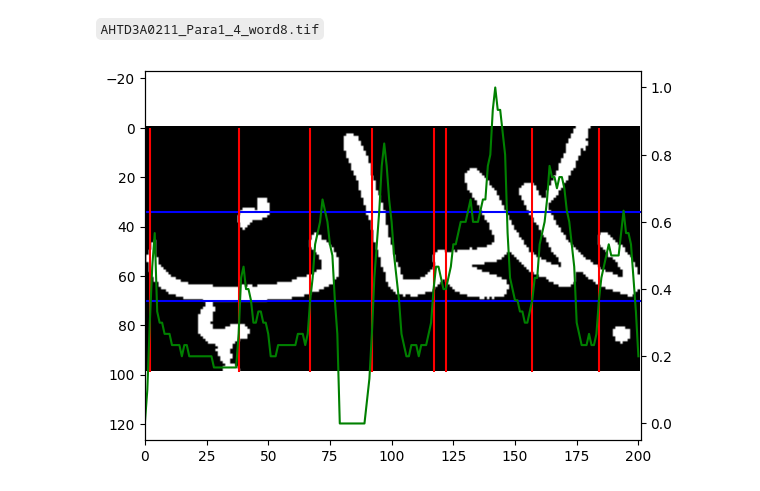
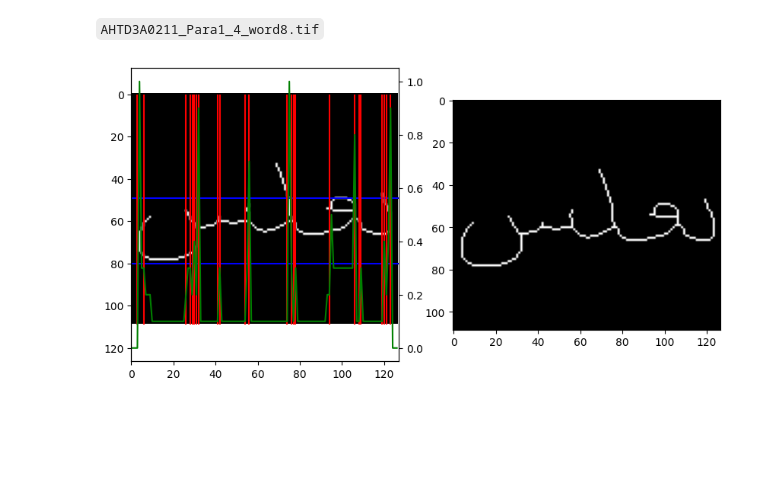
Before and after one commit to idrissmortadi/arabic-ocr, a Jupyter notebook: inspect_labels.ipynb, the cells around one changed output. Cells and saved outputs as stored; diff of their text form; code cells hidden in the pictures; blank space fills up the shorter version.

Commit message:
Skeletonize image and new core zone idea

```diff
--- a/inspect_labels.ipynb
+++ b/inspect_labels.ipynb
@@ -37,6 +37,8 @@ plt.show()
 # %% [markdown]
 `AHTD3A0211_Para1_4_word8.tif`
 # %%
+from skimage import io, morphology
+
 def get_core_zone(image_array, threshold=0.3):
     row_sums = image_array.sum(axis=1)
     row_sums = row_sums/row_sums.max()
@@ -48,36 +50,41 @@ def get_core_zone(image_array, threshold=0.3):
 
 def split_word(image_array, core_zone, threshold=0.4):
     col_sums = image_array[core_zone[0]:core_zone[1]].sum(axis=0)
     col_sums = col_sums/col_sums.max()
 
     segment_indices = np.where(
         np.abs(
             np.diff(
                     (col_sums>threshold)  # Above threshold
                 )  # Derivative
             ) == 1  # Where it abs value equals one
         )[0]
-
     return col_sums, segment_indices
 
-image_array = np.array(image)
+image_array = np.array(image)>=255
+# Remove small objects
+image_array = morphology.remove_small_objects(image_array, min_size=250)
+image_array = morphology.skeletonize(image_array)
+
 height, width = image_array.shape
 
 row_sums, core_zone = get_core_zone(image_array, 0.5)
-col_sums, segment_indices = split_word(image_array, core_zone)
+col_sums, segment_indices = split_word(image_array, core_zone, 0.2)
 
-fig, ax = plt.subplots()
+fig, (ax, ax2 )= plt.subplots(1,2, figsize=(10,5))
 
 ax.imshow(image_array, cmap="gray")
 ax.hlines(core_zone[0], 0 ,width, color="b")
 ax.hlines(core_zone[1], 0 ,width, color="b")
 
 ax.twinx().plot(col_sums, color='g')
 
-ax.vlines(segment_indices[::2], 0, height, color="r")
+ax.vlines(segment_indices, 0, height, color="r")
 
 ax.set_xlim(0,width)
 
+ax2.imshow(image_array, cmap="gray")
+
 plt.show()
 # %% [output]
-[figure, old version]
+[figure, new version]
```
Also changed, not shown: parts of 4 cells of this notebook, 2 other files.
